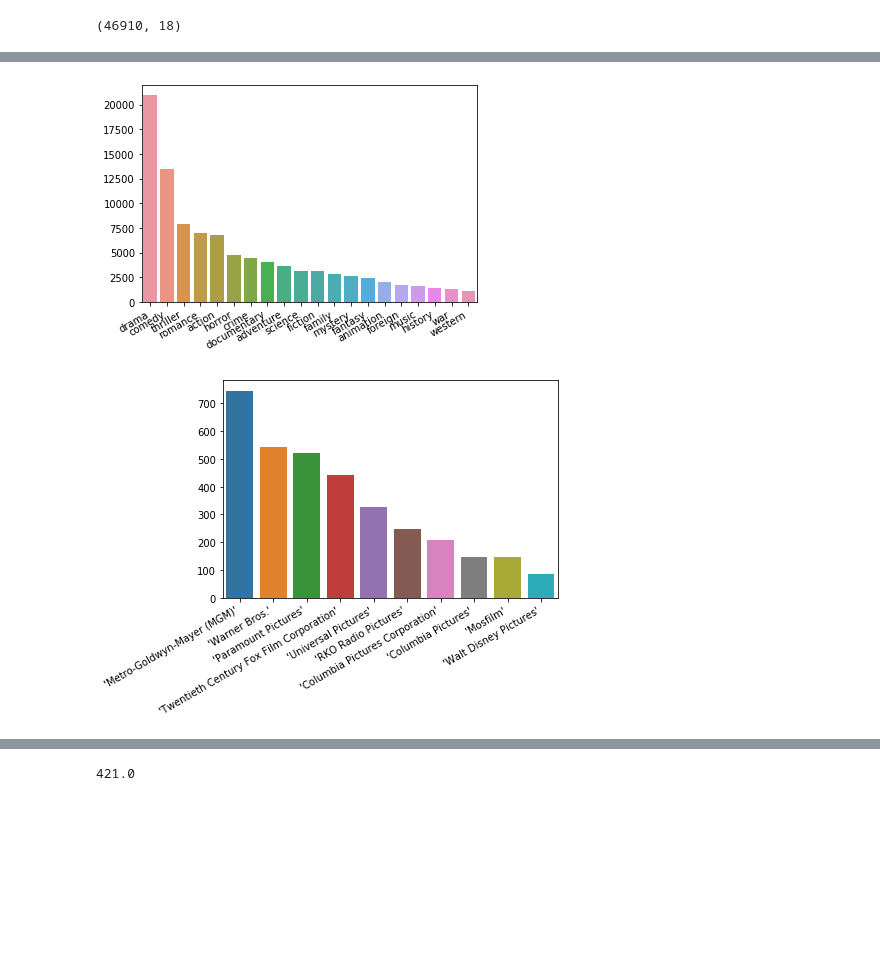
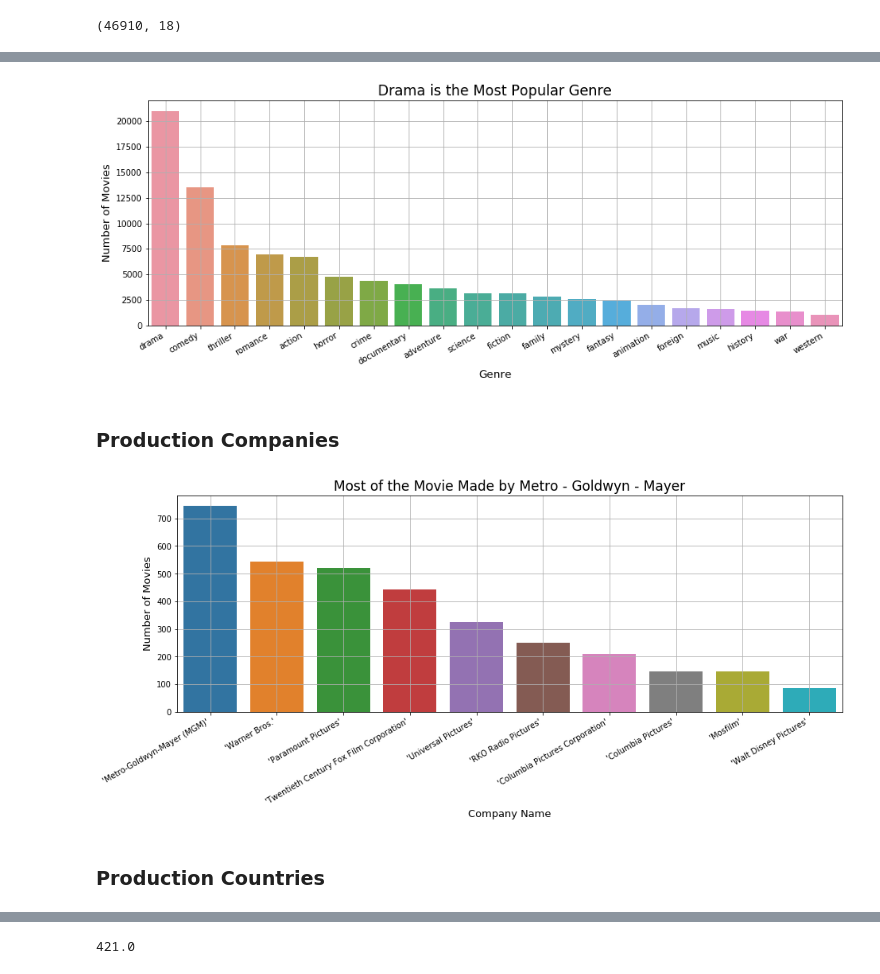
Before and after one commit to FreedomVAce/Movie_Recommendation_System, a Jupyter notebook: Movie_EDA_Recommendation_Engine.ipynb, the cells around one changed output, grey strips where cells are left out. Saved outputs shown, nothing was run; the diff lists cells and outputs as text; code cells hidden in the pictures; blank space fills up the shorter version.

```diff
--- a/Movie_EDA_Recommendation_Engine.ipynb
+++ b/Movie_EDA_Recommendation_Engine.ipynb
@@ -60,25 +85,31 @@ round(df['vote_average']).astype('int').value_counts().sort_index().plot(kind='b
 # %%
 df['new_genres'] = df['new_genres'].apply( lambda x: re.sub('[%s]'%re.escape(string.punctuation),'',x))
 df['new_genres'] = df['new_genres'].apply( lambda x: x.lower())
+
 genres = [text for text in df['new_genres']]
 genres = ' '.join(genres).split()
 count_genre = Counter(genres)
 top_genre = count_genre.most_common(20)
 pd.DataFrame(top_genre);
+
 genre_words = [word[0] for word in top_genre]
 genre_counts = [word[1] for word in top_genre]
+
+plt.figure(figsize = (15,5))
 sns.barplot(x=genre_words, y=genre_counts)
 
 plt.xticks(rotation=30, ha='right')
-
+plt.title('Drama is the Most Popular Genre',fontsize = 17)
+plt.xlabel('Genre',fontsize = 13)
+plt.ylabel('Number of Movies',fontsize = 13)
+plt.grid()
 plt.show()
 # %% [output]
-[figure, old version]
+[figure, new version]
+# %% [markdown]
+### Production Companies
 # %%
-
 production_companies = [text for text in df['new_production_companies']]
-#production_companies = ' '.join(production_companies).split()
-
 count_production_companies = Counter(production_companies)
 top_production_companies = count_production_companies.most_common(20)
 pd.DataFrame(top_production_companies);
@@ -86,13 +117,19 @@ pd.DataFrame(top_production_companies);
 production_companies_words = [word[0] for word in top_production_companies]
 production_companies_counts = [word[1] for word in top_production_companies]
 
+plt.figure(figsize = (15,5))
 sns.barplot(x=production_companies_words[1:11], y=production_companies_counts[1:11])
 
 plt.xticks(rotation=30, ha='right')
-
+plt.title('Most of the Movie Made by Metro - Goldwyn - Mayer',fontsize = 17)
+plt.xlabel('Company Name',fontsize = 13)
+plt.ylabel('Number of Movies',fontsize = 13)
+plt.grid()
 plt.show()
 # %% [output]
-[figure, old version]
+[figure, new version]
+# %% [markdown]
+### Production Countries
 # %%
 production_countries = [text for text in df['new_production_countries']]
 countries = []
```
Also changed, not shown: parts of 54 cells of this notebook.
